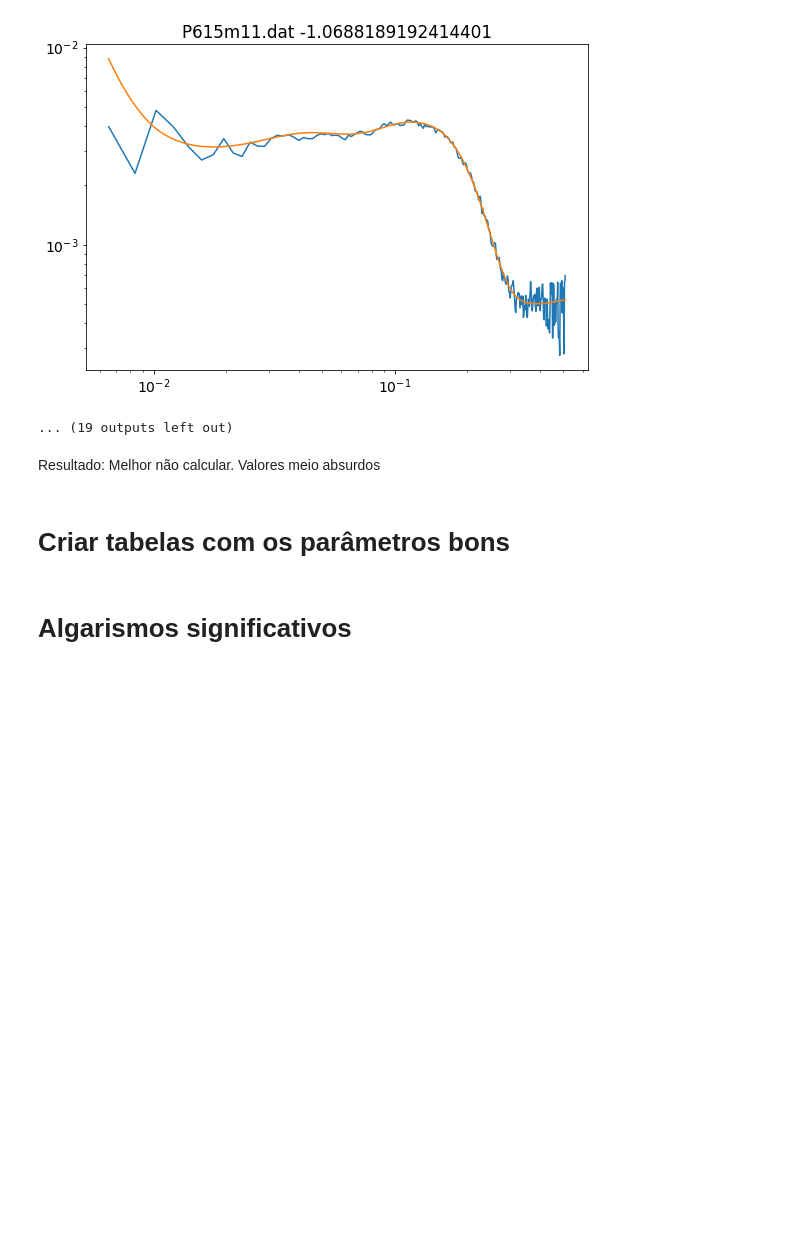
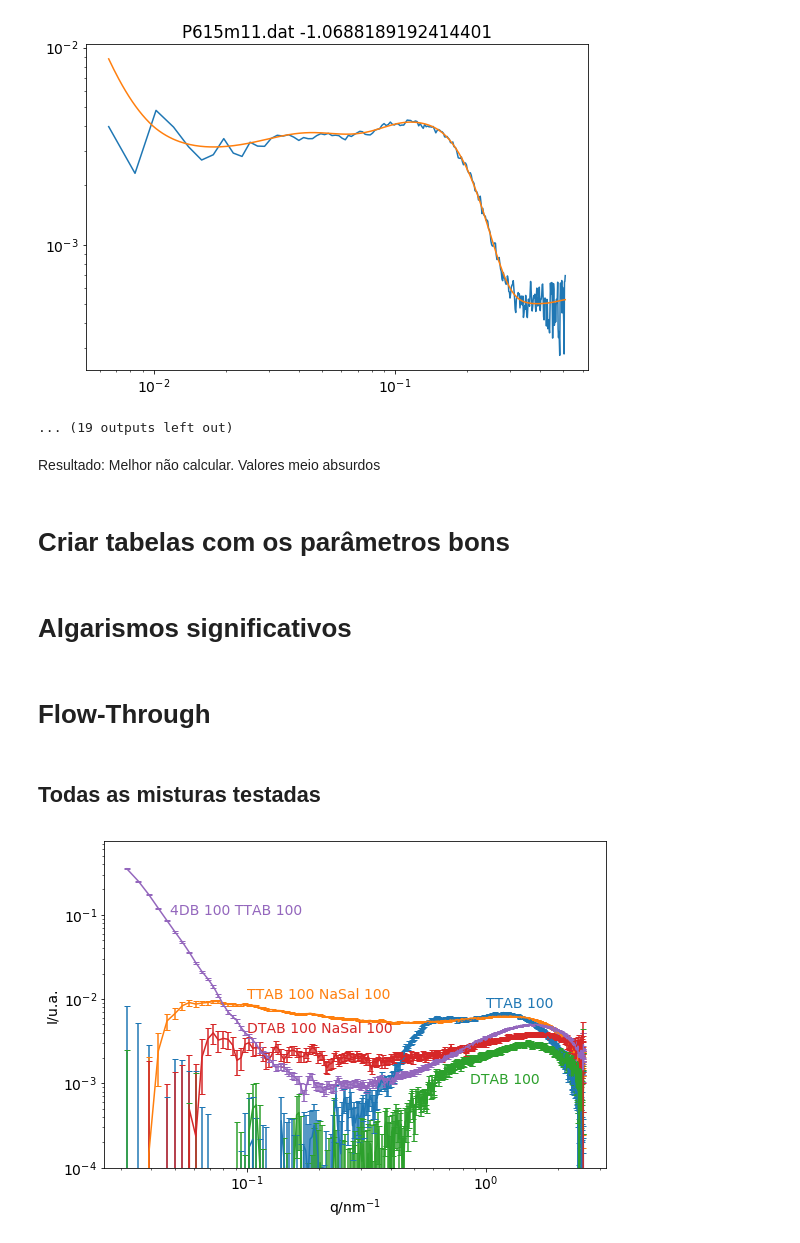
Before and after one commit to KarlClinckspoor/Tese, a Jupyter notebook: imagens/notebooks/dados experimentais/TR_SAXS/Plots SAXS.ipynb, the cells around one changed output. Drawn from its saved outputs; the diff is of its cells as text; code cells hidden in the pictures; blank space fills up the shorter version.

```diff
--- a/imagens/notebooks/dados experimentais/TR_SAXS/Plots SAXS.ipynb
+++ b/imagens/notebooks/dados experimentais/TR_SAXS/Plots SAXS.ipynb
@@ -745,3 +747,43 @@ f.close()
 
 with open('ajustes_combinados_alg.csv', 'w') as fhand:
     fhand.write(newfile)
+# %% [markdown]
+# Flow-Through
+# %%
+FT_files = glob.glob('./FT/*')
+FT_files
+
+FT_files = [
+    FT_files[0],
+    FT_files[-2],
+    FT_files[1],
+    FT_files[2],
+    FT_files[-1]
+]
+# %% [markdown]
+## Todas as misturas testadas
+# %%
+mpl.rcParams.update({'font.size': 14, 'text.usetex':False})
+fig, ax = plt.subplots(1, 1, figsize=(9,6))
+
+for file in FT_files:
+    df = pd.read_csv(file, sep=' ', names=['q', 'I', 'err', 'lixo'], header=1)
+    composicao = file.split('_')[1:]
+    composicao = (' '.join(composicao).replace('NaSal', 'NaSal ').replace('TTAB', 'TTAB ').replace('DTAB', 'DTAB ')
+    .replace('.dat', '').replace('mM', ' ').replace('4CB', '4CB '))
+    ax.errorbar(df['q'], df['I'], yerr=df['err'],
+               capsize=3, label=composicao)
+
+ax.set(xscale='log', yscale='log', xlabel='q/nm$^{-1}$', ylabel='I/u.a.')
+ax.set_ylim(bottom=1E-4)
+#ax.legend()
+
+ax.text(s='TTAB 100', x=1E0, y=0.8E-2, color='C0', ha='left')
+ax.text(s='TTAB 100 NaSal 100', x=2E-1, y=1E-2, color='C1', ha='center')
+ax.text(s='DTAB 100', x=1.2E0, y=1E-3, color='C2', ha='center')
+ax.text(s='DTAB 100 NaSal 100', x=1E-1, y=4E-3, color='C3', ha='left')
+ax.text(s='4DB 100 TTAB 100', x=9E-2, y=1E-1, color='C4', ha='center')
+
+fig.savefig('../../../saxs/FT_amostras.pdf')
+# %% [output]
+[figure, added]
```
Also changed, not shown: parts of 5 cells of this notebook, 16 other files.
